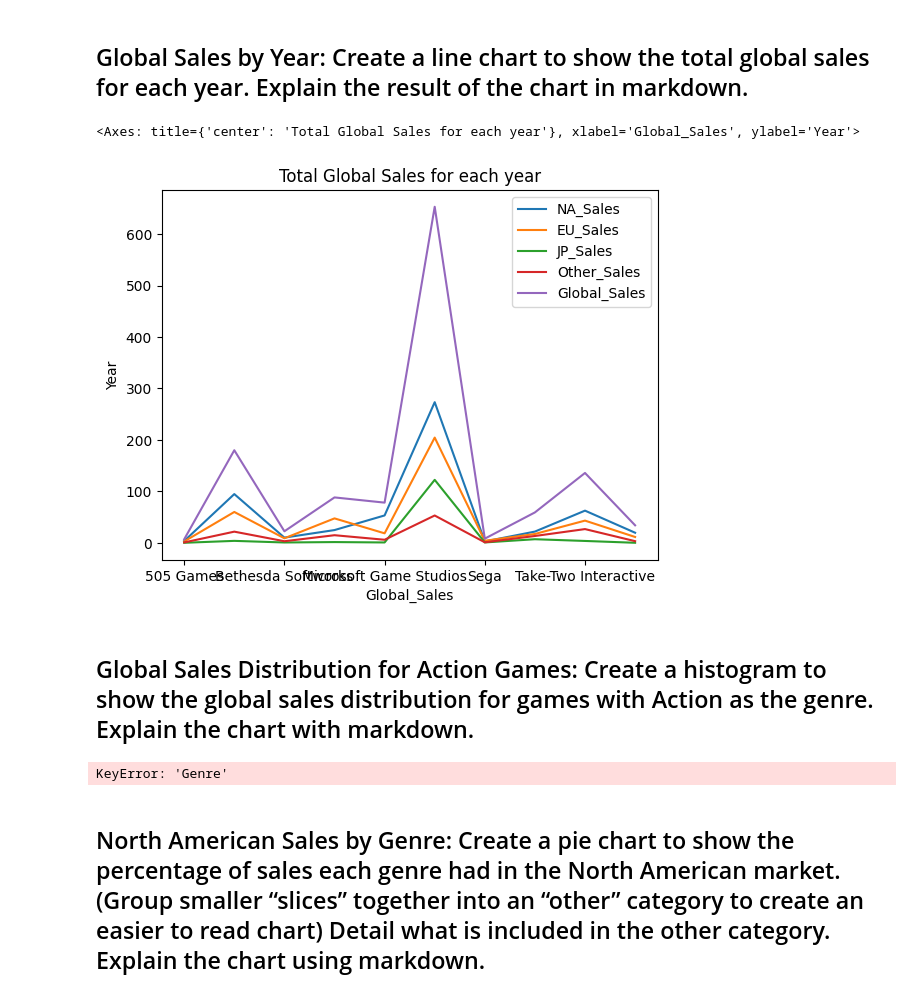
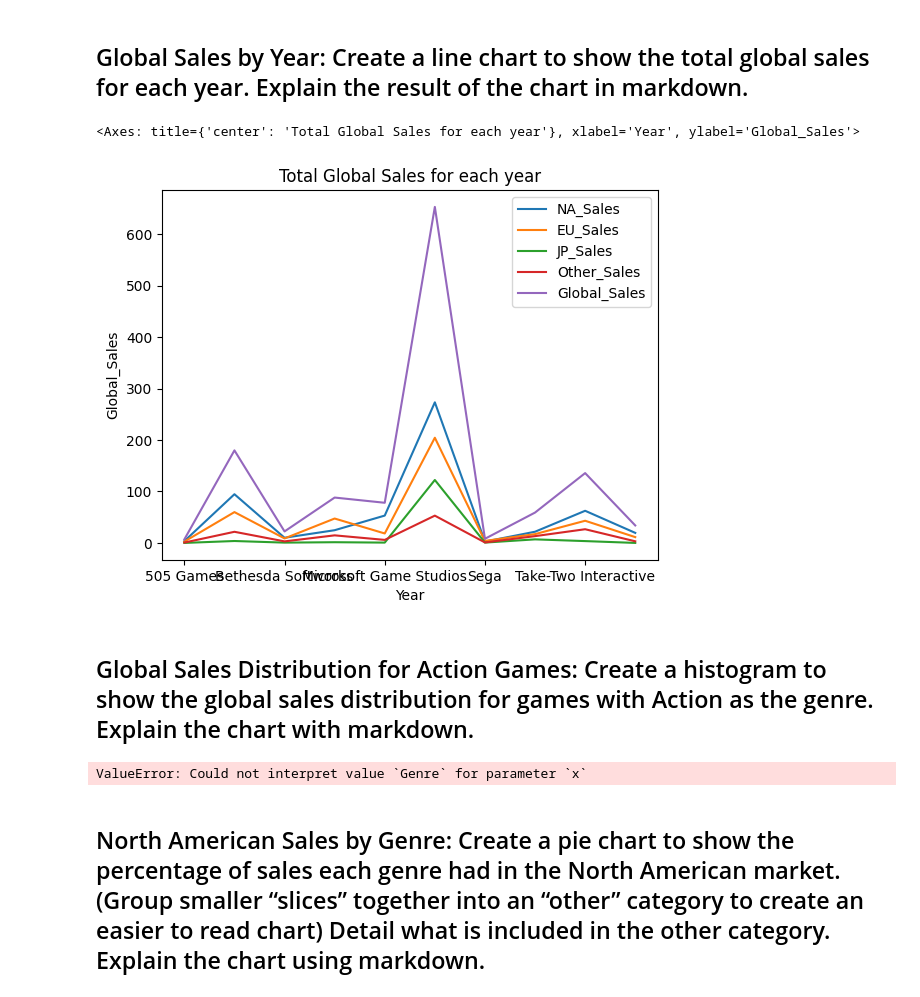
Before and after one commit to Schaeffer2013/Video_Game_Sales, a Jupyter notebook: Video_Game_Sales.ipynb, the cells around one changed output. Drawn from its saved outputs; the diff is of its cells as text; code cells hidden in the pictures.

```diff
--- a/Video_Game_Sales.ipynb
+++ b/Video_Game_Sales.ipynb
@@ -16,6 +16,5 @@ vgs.head()
 ## Regional Sales by Publisher: Create a stacked column (or bar) chart to show the sales by region for each publisher in the data.
 This stacked bar chart shows all regional sales, shown in different colors, grouped by specific publishers. Nintendo seems to be the most frequent publisher.
 # %%
-vgs = vgs.groupby('Publisher').sum().loc[:, ['NA_Sales', 'EU_Sales', 'JP_Sales', 'Other_Sales', 'Global_Sales']]
-vgs.plot.bar(stacked=True, title='Total sales for each Publisher by Region', ylabel='Total Sales')
+vgs.plot.bar(stacked=True, title='Total sales for each Publisher by Region', xlabel= 'Publishers',ylabel='Total Sales')
 # %% [output]
@@ -25,20 +24,16 @@ vgs.plot.bar(stacked=True, title='Total sales for each Publisher by Region', yla
 
 ## Global Sales by Year: Create a line chart to show the total global sales for each year. Explain the result of the chart in markdown.
 # %%
-vgs.plot.line(title='Total Global Sales for each year', xlabel='Global_Sales', ylabel='Year')
+vgs.plot.line(title='Total Global Sales for each year', xlabel='Year', ylabel='Global_Sales')
 # %% [output]
-<Axes: title={'center': 'Total Global Sales for each year'}, xlabel='Global_Sales', ylabel='Year'>
+<Axes: title={'center': 'Total Global Sales for each year'}, xlabel='Year', ylabel='Global_Sales'>
-[figure, old version]
+[figure, new version]
 # %% [markdown]
 ## Global Sales Distribution for Action Games: Create a histogram to show the global sales distribution for games with Action as the genre. Explain the chart with markdown.
 # %%
-filtered_genre = vgs[vgs['Genre'].str.contains(' Action ')]
-plt.hist(filtered_genre)
-plt.title('Global Sales Distribution for Action Genre Games')
-plt.xlabel('Global_Sales')
-plt.show()
+sns.histplot(data=vgs, x='Genre')
 # %% [output]
-KeyError: 'Genre'
+ValueError: Could not interpret value `Genre` for parameter `x`
 # %% [markdown]
 ## North American Sales by Genre: Create a pie chart to show the percentage of sales each genre had in the North American market. (Group smaller “slices” together into an “other” category to create an easier to read chart) Detail what is included in the other category. Explain the chart using markdown.
 # %% [markdown]
```
Also changed, not shown: parts of 1 cell of this notebook.
